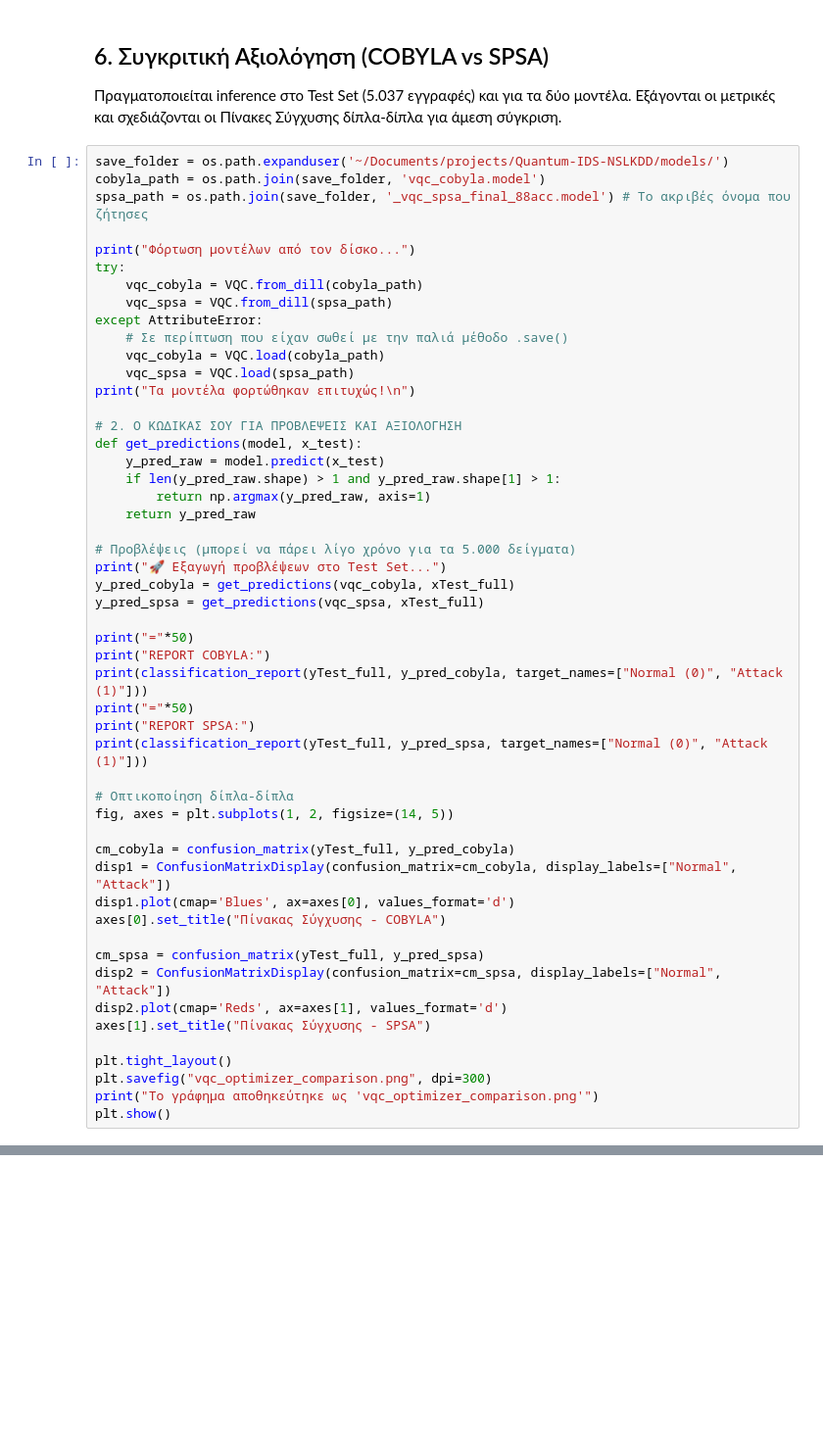
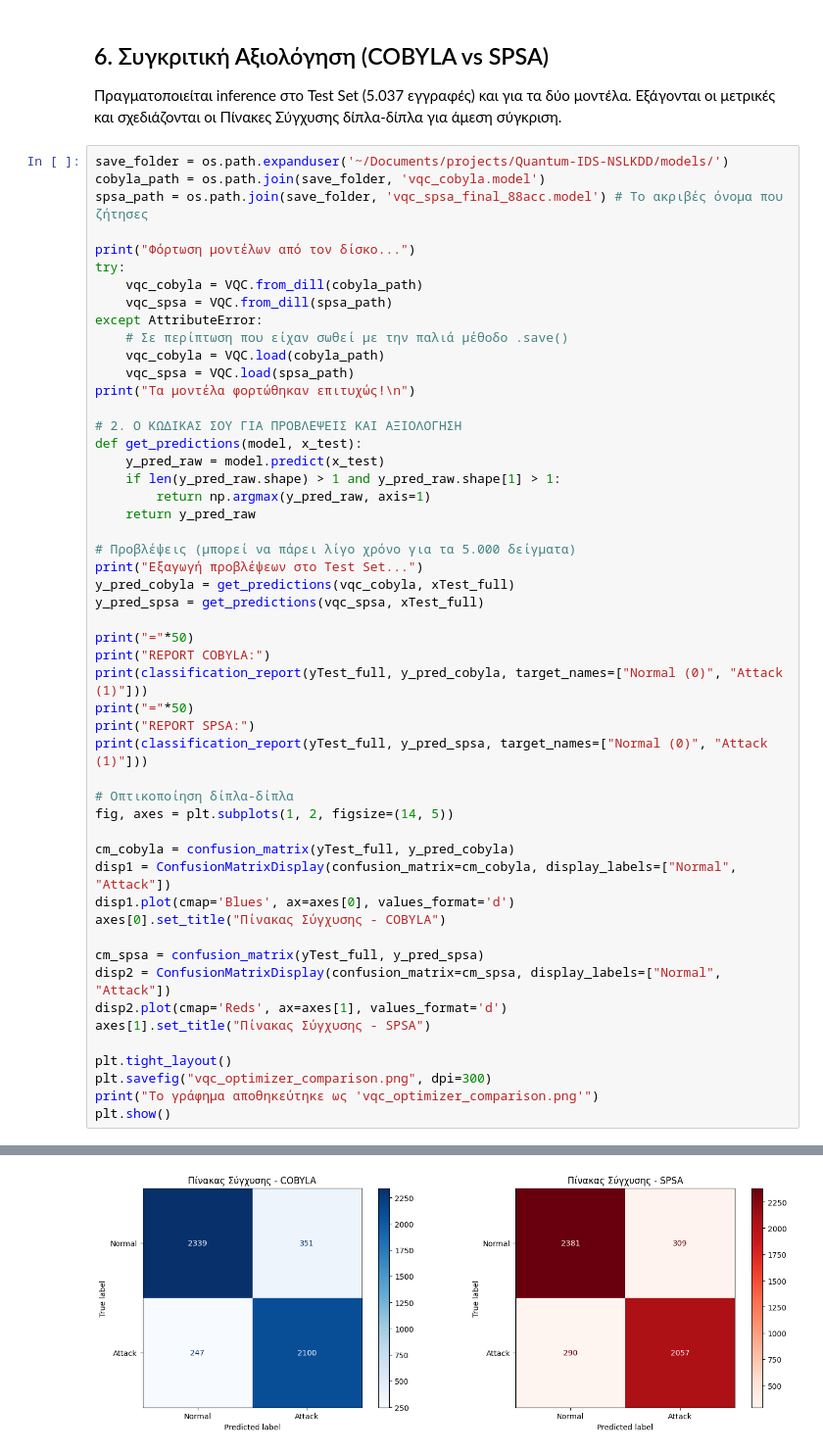
Before and after one commit to Angeloth1/Quantum-IDS-NSLKDD, a Jupyter notebook: notebooks/MCC.ipynb, the cells around one changed output, grey strips where cells are left out. Shown at 98% size. Cells and saved outputs as stored; diff of their text form; blank space fills up the shorter version.

```diff
--- a/notebooks/MCC.ipynb
+++ b/notebooks/MCC.ipynb
@@ -155,7 +155,7 @@ No gradient function provided, creating a gradient function. If your Sampler req
 # %%
 save_folder = os.path.expanduser('~/Documents/projects/Quantum-IDS-NSLKDD/models/')
 cobyla_path = os.path.join(save_folder, 'vqc_cobyla.model')
-spsa_path = os.path.join(save_folder, '_vqc_spsa_final_88acc.model') # Το ακριβές όνομα που ζήτησες
+spsa_path = os.path.join(save_folder, 'vqc_spsa_final_88acc.model') # Το ακριβές όνομα που ζήτησες
 
 print("Φόρτωση μοντέλων από τον δίσκο...")
 try:
@@ -175,7 +175,7 @@ def get_predictions(model, x_test):
     return y_pred_raw
 
 # Προβλέψεις (μπορεί να πάρει λίγο χρόνο για τα 5.000 δείγματα)
-print("🚀 Εξαγωγή προβλέψεων στο Test Set...")
+print("Εξαγωγή προβλέψεων στο Test Set...")
 y_pred_cobyla = get_predictions(vqc_cobyla, xTest_full)
 y_pred_spsa = get_predictions(vqc_spsa, xTest_full)
 
@@ -207,0 +224 @@ NameError: name 'os' is not defined
+[figure, added]
```
Also changed, not shown: parts of 1 cell of this notebook, 2 other files.
